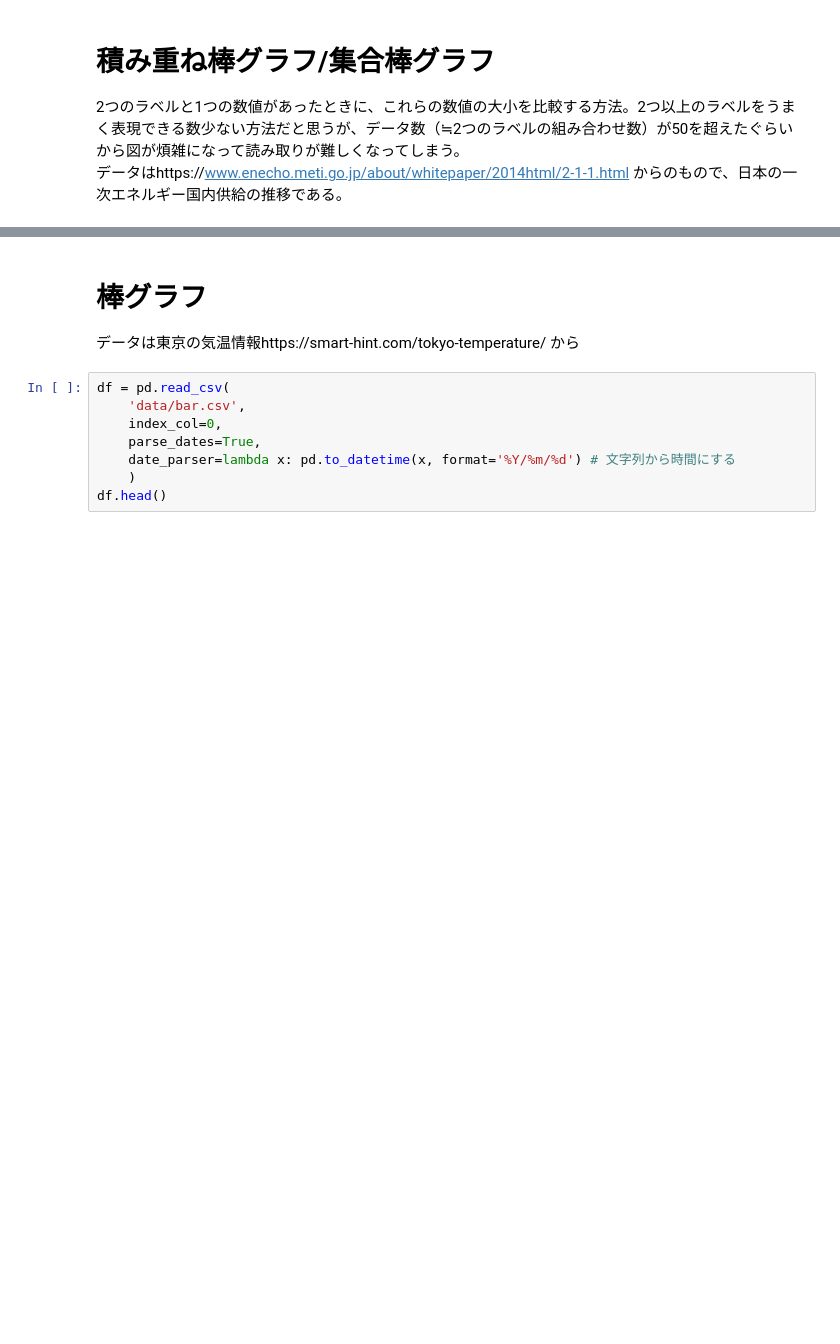
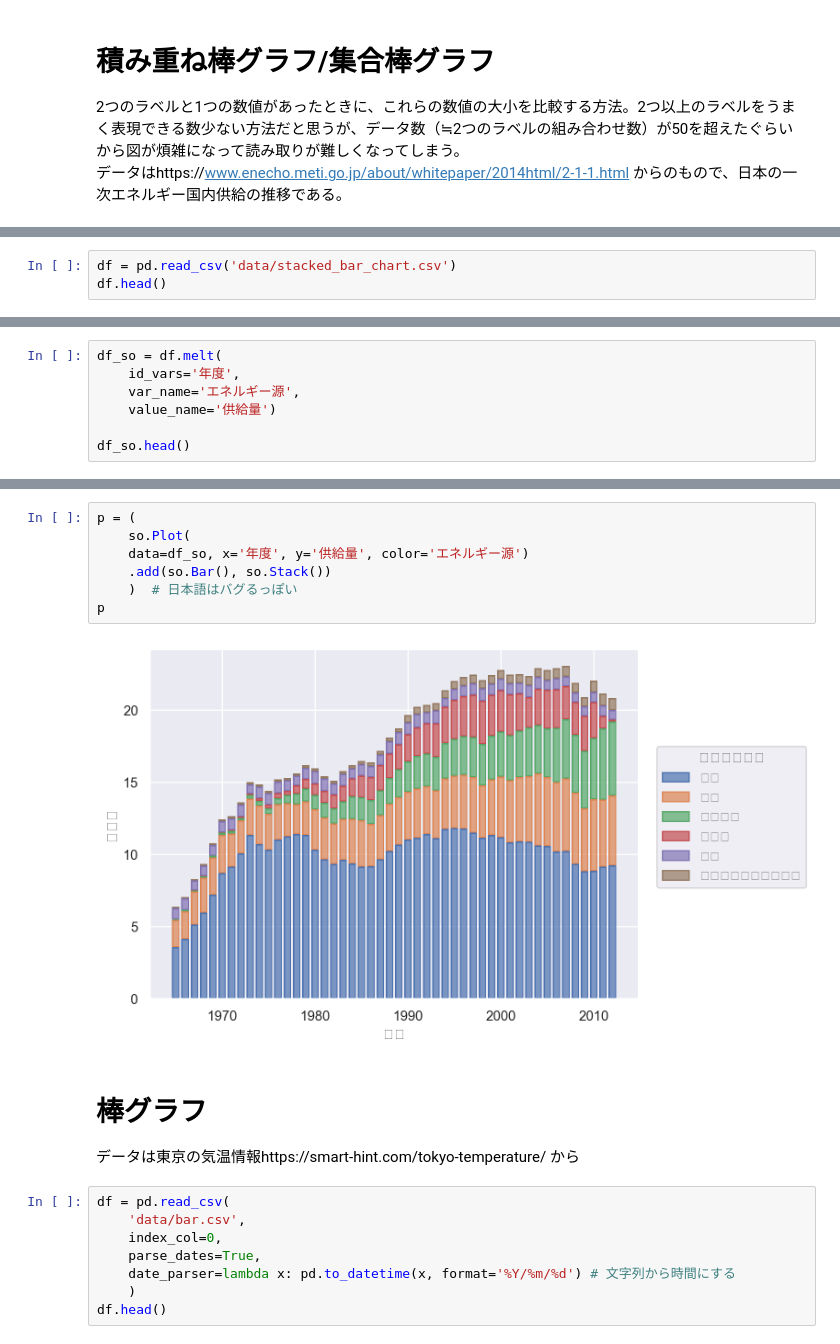
Before and after one commit to atk78/python_practice, a Jupyter notebook: visualization/seaborn.ipynb, the cells around one changed output, grey strips where cells are left out. Cells and saved outputs as stored; diff of their text form; blank space fills up the shorter version.

```diff
--- a/visualization/seaborn.ipynb
+++ b/visualization/seaborn.ipynb
@@ -247,0 +249,3 @@ plt.show()
+# %%
+df = pd.read_csv('data/stacked_bar_chart.csv')
+df.head()
@@ -247,0 +259,7 @@ plt.show()
+# %%
+df_so = df.melt(
+    id_vars='年度',
+    var_name='エネルギー源',
+    value_name='供給量')
+
+df_so.head()
@@ -248,3 +273,12 @@ plt.show()
+# %%
+p = (
+    so.Plot(
+    data=df_so, x='年度', y='供給量', color='エネルギー源')
+    .add(so.Bar(), so.Stack())
+    )  # 日本語はバグるっぽい
+p
+# %% [output]
+[figure, added]
 # %% [markdown]
 # 棒グラフ
 
```
Also changed, not shown: parts of 5 cells of this notebook, 2 other files.
